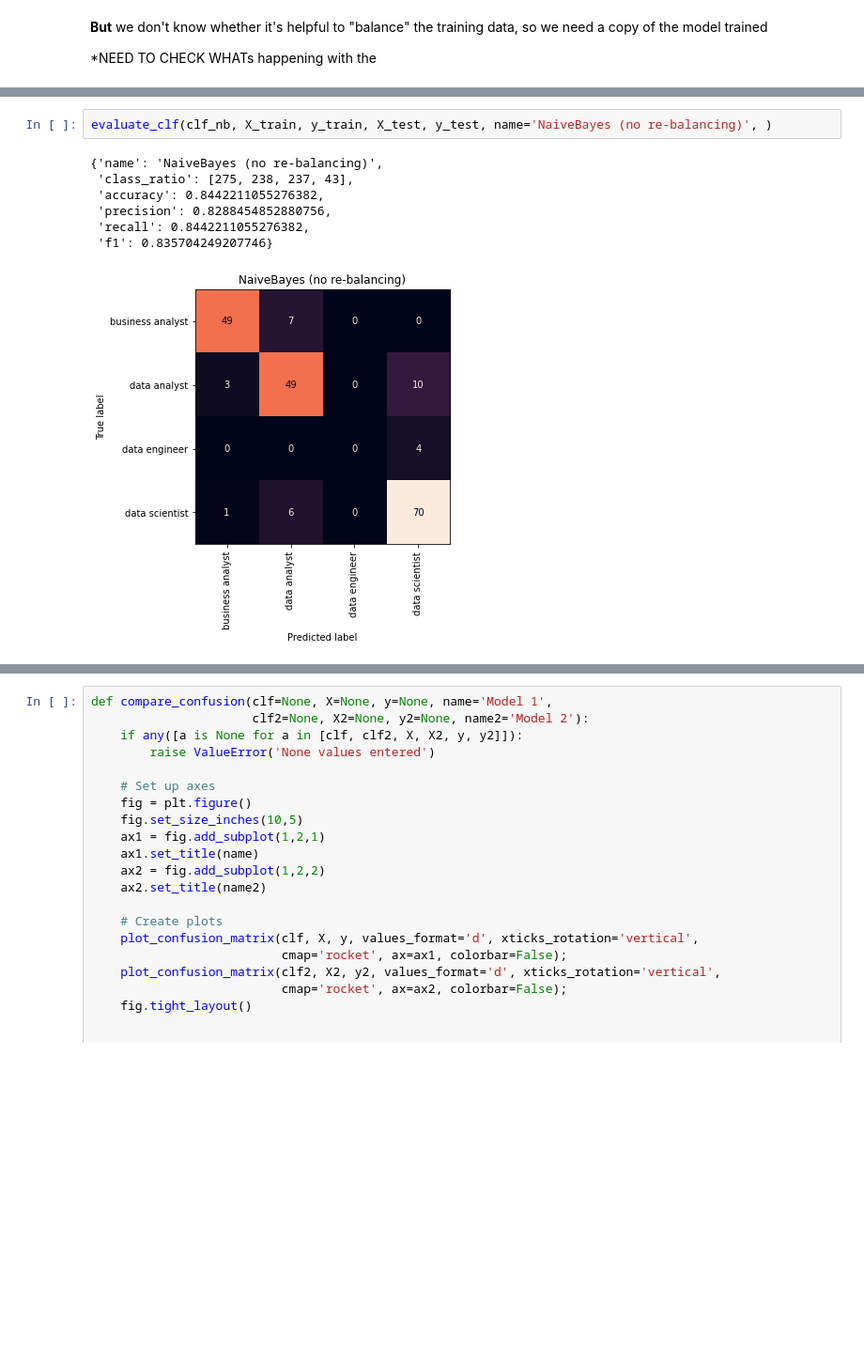
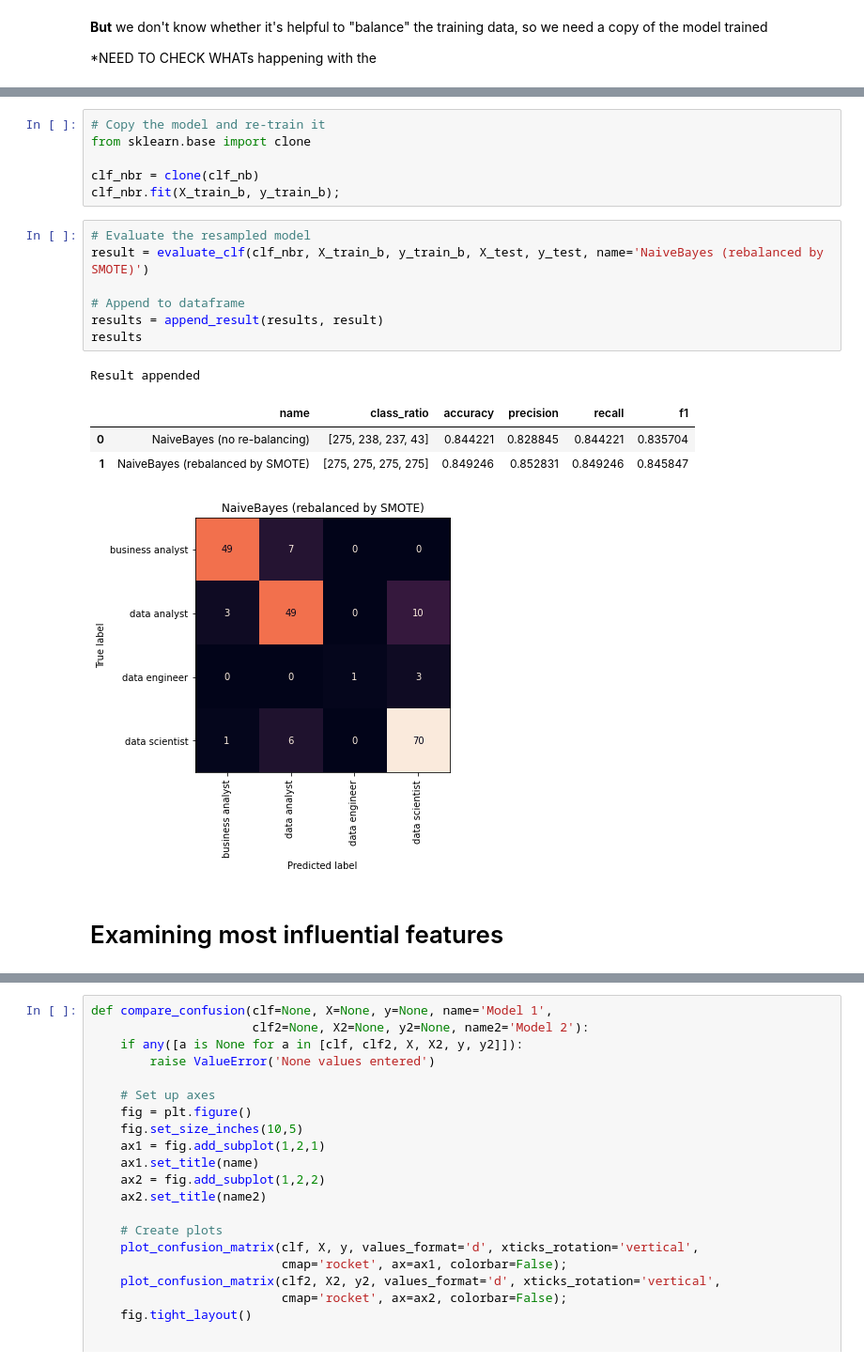
Before and after one commit to adin786/jobs-analysis, a Jupyter notebook: jobs-analysis-nlp.ipynb, the cells around one changed output, grey strips where cells are left out. Shown: that part at 94% size. Cells and saved outputs as stored; diff of their text form; blank space fills up the shorter version.

```diff
--- a/jobs-analysis-nlp.ipynb
+++ b/jobs-analysis-nlp.ipynb
@@ -203,10 +231,21 @@ def evaluate_clf(clf, X_train, y_train, X_test, y_test, name='Model 1'):
-# %%
-evaluate_clf(clf_nb, X_train, y_train, X_test, y_test, name='NaiveBayes (no re-balancing)', )
-# %% [output]
-{'name': 'NaiveBayes (no re-balancing)',
- 'class_ratio': [275, 238, 237, 43],
- 'accuracy': 0.8442211055276382,
- 'precision': 0.8288454852880756,
- 'recall': 0.8442211055276382,
- 'f1': 0.835704249207746}
-[figure, removed]
+# %%
+# Copy the model and re-train it
+from sklearn.base import clone
+
+clf_nbr = clone(clf_nb)
+clf_nbr.fit(X_train_b, y_train_b);
+# %%
+# Evaluate the resampled model
+result = evaluate_clf(clf_nbr, X_train_b, y_train_b, X_test, y_test, name='NaiveBayes (rebalanced by SMOTE)')
+
+# Append to dataframe
+results = append_result(results, result)
+results
+# %% [output]
+Result appended
+|  | name | class_ratio | accuracy | precision | recall | f1 |
+| 0 | NaiveBayes (no re-balancing) | [275, 238, 237, 43] | 0.844221 | 0.828845 | 0.844221 | 0.835704 |
+| 1 | NaiveBayes (rebalanced by SMOTE) | [275, 275, 275, 275] | 0.849246 | 0.852831 | 0.849246 | 0.845847 |
+[figure, added]
+# %% [markdown]
+# Examining most influential features
```
Also changed, not shown: parts of 52 cells of this notebook, 1 other file.
